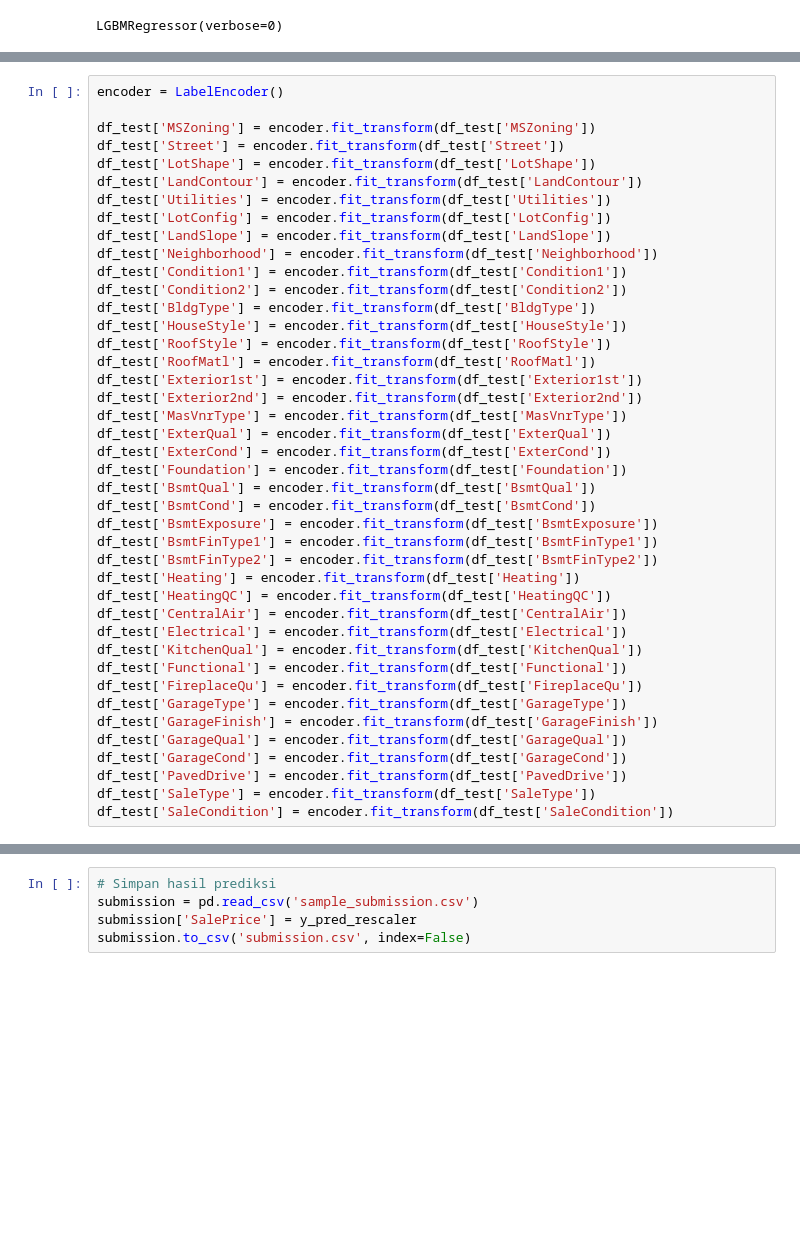
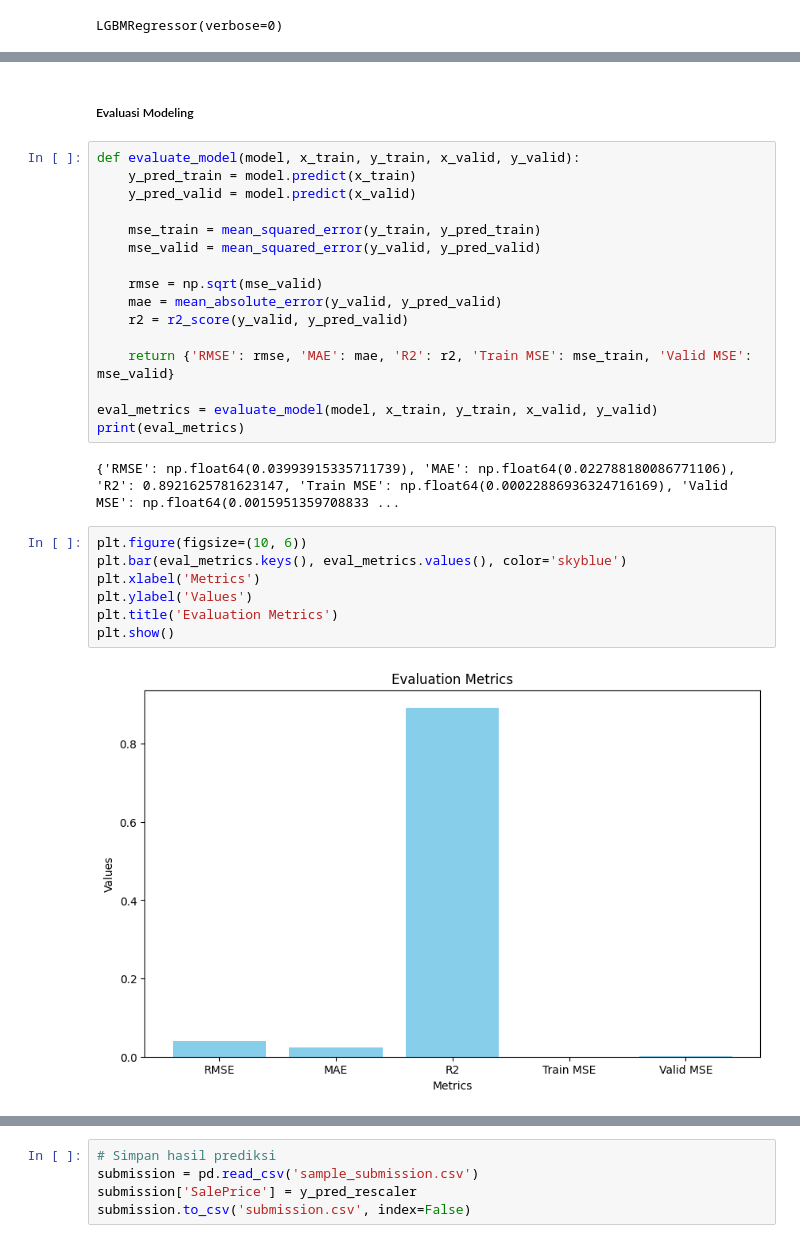
Before and after one commit to Estomihi100103/House-Prices-Kelompok-2, a Jupyter notebook: house_price.ipynb, the cells around one changed output, grey strips where cells are left out. Drawn from its saved outputs; the diff is of its cells as text; blank space fills up the shorter version.

Commit message:
Update Metrik Evaluasi dan Metrik Kesalahan

```diff
--- a/house_price.ipynb
+++ b/house_price.ipynb
@@ -642,42 +609,29 @@ nan
-# %%
-encoder = LabelEncoder()
-
-df_test['MSZoning'] = encoder.fit_transform(df_test['MSZoning'])
-df_test['Street'] = encoder.fit_transform(df_test['Street'])
-df_test['LotShape'] = encoder.fit_transform(df_test['LotShape'])
-df_test['LandContour'] = encoder.fit_transform(df_test['LandContour'])
-df_test['Utilities'] = encoder.fit_transform(df_test['Utilities'])
-df_test['LotConfig'] = encoder.fit_transform(df_test['LotConfig'])
-df_test['LandSlope'] = encoder.fit_transform(df_test['LandSlope'])
-df_test['Neighborhood'] = encoder.fit_transform(df_test['Neighborhood'])
-df_test['Condition1'] = encoder.fit_transform(df_test['Condition1'])
-df_test['Condition2'] = encoder.fit_transform(df_test['Condition2'])
-df_test['BldgType'] = encoder.fit_transform(df_test['BldgType'])
-df_test['HouseStyle'] = encoder.fit_transform(df_test['HouseStyle'])
-df_test['RoofStyle'] = encoder.fit_transform(df_test['RoofStyle'])
-df_test['RoofMatl'] = encoder.fit_transform(df_test['RoofMatl'])
-df_test['Exterior1st'] = encoder.fit_transform(df_test['Exterior1st'])
-df_test['Exterior2nd'] = encoder.fit_transform(df_test['Exterior2nd'])
-df_test['MasVnrType'] = encoder.fit_transform(df_test['MasVnrType'])
-df_test['ExterQual'] = encoder.fit_transform(df_test['ExterQual'])
-df_test['ExterCond'] = encoder.fit_transform(df_test['ExterCond'])
-df_test['Foundation'] = encoder.fit_transform(df_test['Foundation'])
-df_test['BsmtQual'] = encoder.fit_transform(df_test['BsmtQual'])
-df_test['BsmtCond'] = encoder.fit_transform(df_test['BsmtCond'])
-df_test['BsmtExposure'] = encoder.fit_transform(df_test['BsmtExposure'])
-df_test['BsmtFinType1'] = encoder.fit_transform(df_test['BsmtFinType1'])
-df_test['BsmtFinType2'] = encoder.fit_transform(df_test['BsmtFinType2'])
-df_test['Heating'] = encoder.fit_transform(df_test['Heating'])
-df_test['HeatingQC'] = encoder.fit_transform(df_test['HeatingQC'])
-df_test['CentralAir'] = encoder.fit_transform(df_test['CentralAir'])
-df_test['Electrical'] = encoder.fit_transform(df_test['Electrical'])
-df_test['KitchenQual'] = encoder.fit_transform(df_test['KitchenQual'])
-df_test['Functional'] = encoder.fit_transform(df_test['Functional'])
-df_test['FireplaceQu'] = encoder.fit_transform(df_test['FireplaceQu'])
-df_test['GarageType'] = encoder.fit_transform(df_test['GarageType'])
-df_test['GarageFinish'] = encoder.fit_transform(df_test['GarageFinish'])
-df_test['GarageQual'] = encoder.fit_transform(df_test['GarageQual'])
-df_test['GarageCond'] = encoder.fit_transform(df_test['GarageCond'])
-df_test['PavedDrive'] = encoder.fit_transform(df_test['PavedDrive'])
-df_test['SaleType'] = encoder.fit_transform(df_test['SaleType'])
-df_test['SaleCondition'] = encoder.fit_transform(df_test['SaleCondition'])
+# %% [markdown]
+##### Evaluasi Modeling
+# %%
+def evaluate_model(model, x_train, y_train, x_valid, y_valid):
+    y_pred_train = model.predict(x_train)
+    y_pred_valid = model.predict(x_valid)
+
+    mse_train = mean_squared_error(y_train, y_pred_train)
+    mse_valid = mean_squared_error(y_valid, y_pred_valid)
+
+    rmse = np.sqrt(mse_valid)
+    mae = mean_absolute_error(y_valid, y_pred_valid)
+    r2 = r2_score(y_valid, y_pred_valid)
+
+    return {'RMSE': rmse, 'MAE': mae, 'R2': r2, 'Train MSE': mse_train, 'Valid MSE': mse_valid}
+
+eval_metrics = evaluate_model(model, x_train, y_train, x_valid, y_valid)
+print(eval_metrics)
+# %% [output]
+{'RMSE': np.float64(0.03993915335711739), 'MAE': np.float64(0.022788180086771106), 'R2': 0.8921625781623147, 'Train MSE': np.float64(0.00022886936324716169), 'Valid MSE': np.float64(0.0015951359708833 ...
+# %%
+plt.figure(figsize=(10, 6))
+plt.bar(eval_metrics.keys(), eval_metrics.values(), color='skyblue')
+plt.xlabel('Metrics')
+plt.ylabel('Values')
+plt.title('Evaluation Metrics')
+plt.show()
+# %% [output]
+[figure, added]
```
Also changed, not shown: parts of 30 cells of this notebook, 2 other files.
